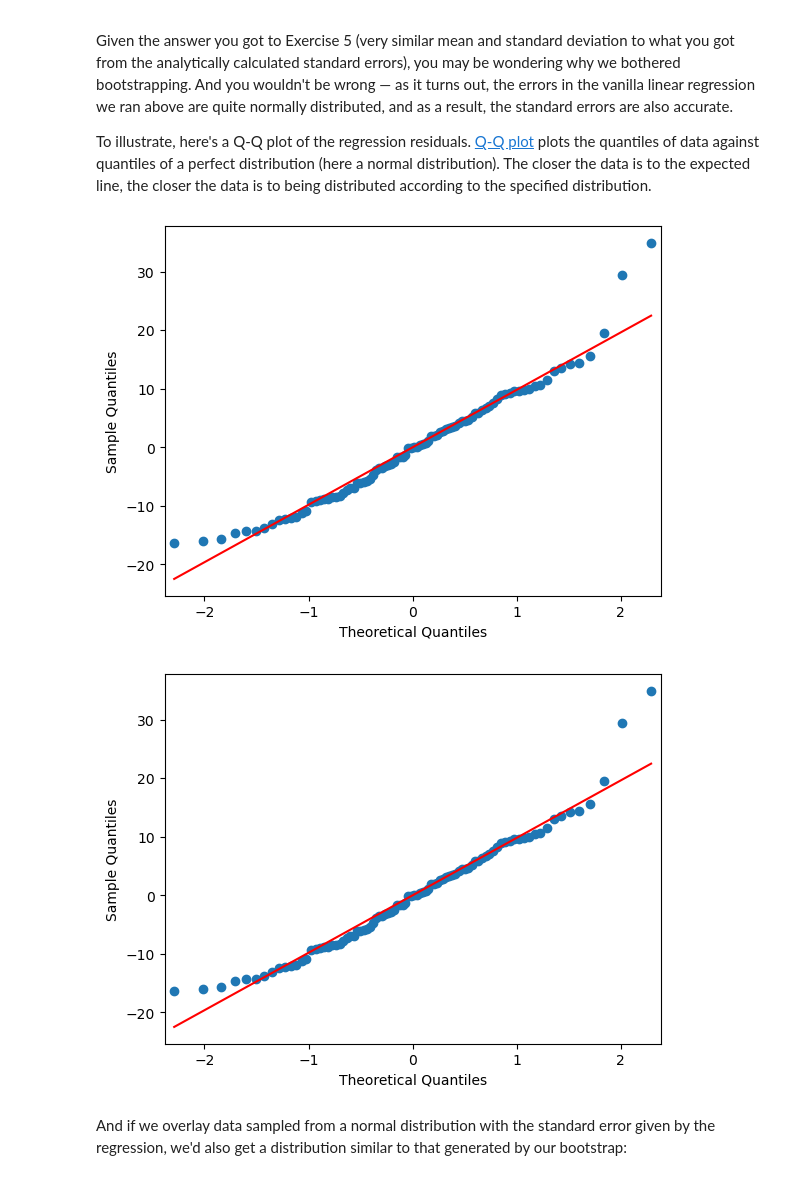
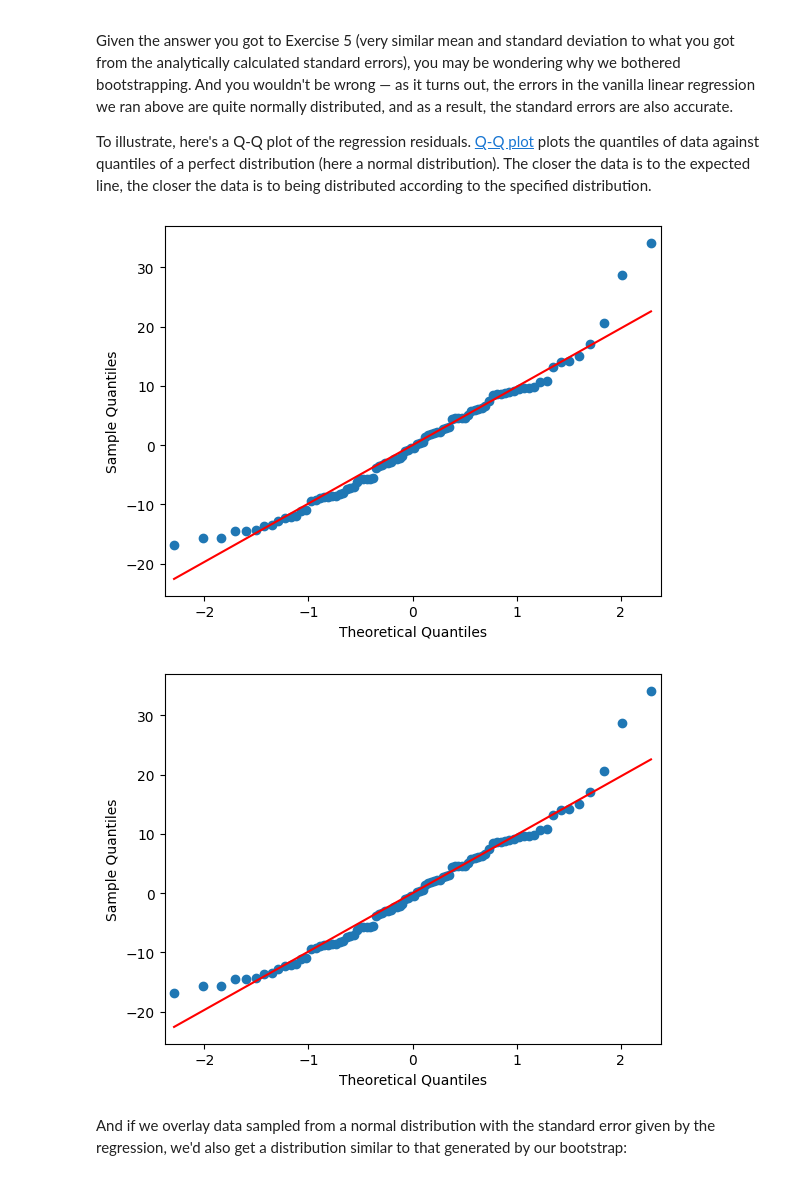
Before and after one commit to nogibjj/ZT-UDS, a Jupyter notebook: exercise_expected_value.ipynb, the cells around one changed output. Drawn from its saved outputs; the diff is of its cells as text; code cells hidden in the pictures.

```diff
--- a/exercise_expected_value.ipynb
+++ b/exercise_expected_value.ipynb
@@ -127,6 +134,6 @@ We have a lot of important controls in this dataset, so add in categorical contr
 
 Now would you feel comfortable rejecting the null hypothesis of no effect at a p-value threshold of 0.05?
 # %%
-data_summed["log_AgeOfStore"] = np.log(data_summed["AgeOfStore"])
+data_summed["log_AgeOfStore"] = np.log(data_summed["AgeOfStore"] + 1)
 data_summed.head()
 # %% [output]
@@ -225,10 +282,10 @@ To illustrate, here's a Q-Q plot of the regression residuals. [Q-Q plot](https:/
 # %%
 from statsmodels.graphics.gofplots import qqplot
 
-qqplot(fit_model.resid, line="s")
+qqplot(categoricals_added.resid, line="s")
 # %% [output]
-[figure, old version]
+[figure, new version]
-[figure, old version]
+[figure, new version]
 # %% [markdown]
 And if we overlay data sampled from a normal distribution with the standard error given by the regression, we'd also get a distribution similar to that generated by our bootstrap:
 # %%
```
Also changed, not shown: parts of 13 cells of this notebook.
